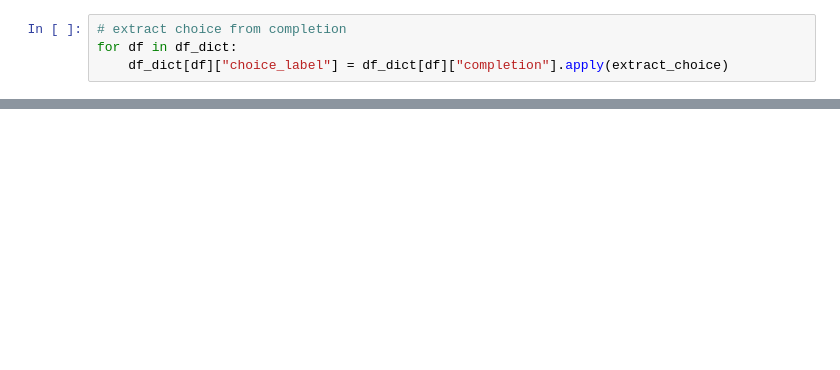
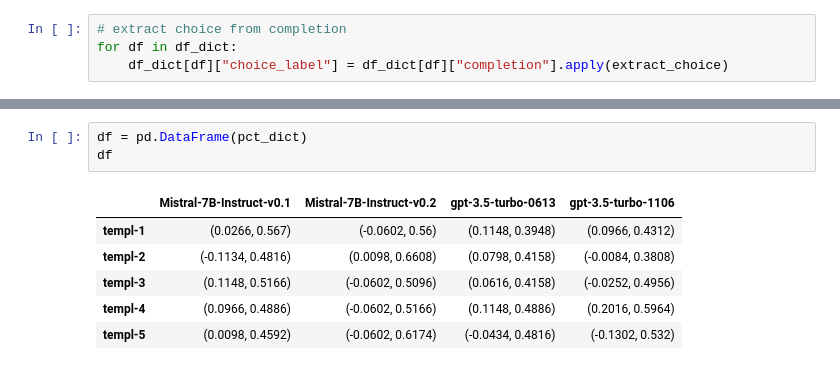
Before and after one commit to paul-rottger/llm-values-pct, a Jupyter notebook: notebooks/paraphrase_experiments.ipynb, the cells around one changed output, grey strips where cells are left out. Cells and saved outputs as stored; diff of their text form; blank space fills up the shorter version.

```diff
--- a/notebooks/paraphrase_experiments.ipynb
+++ b/notebooks/paraphrase_experiments.ipynb
@@ -140,0 +128,10 @@ for df in sorted(df_dict.keys()):
+# %%
+df = pd.DataFrame(pct_dict)
+df
+# %% [output]
+|  | Mistral-7B-Instruct-v0.1 | Mistral-7B-Instruct-v0.2 | gpt-3.5-turbo-0613 | gpt-3.5-turbo-1106 |
+| templ-1 | (0.0266, 0.567) | (-0.0602, 0.56) | (0.1148, 0.3948) | (0.0966, 0.4312) |
+| templ-2 | (-0.1134, 0.4816) | (0.0098, 0.6608) | (0.0798, 0.4158) | (-0.0084, 0.3808) |
+| templ-3 | (0.1148, 0.5166) | (-0.0602, 0.5096) | (0.0616, 0.4158) | (-0.0252, 0.4956) |
+| templ-4 | (0.0966, 0.4886) | (-0.0602, 0.5166) | (0.1148, 0.4886) | (0.2016, 0.5964) |
+| templ-5 | (0.0098, 0.4592) | (-0.0602, 0.6174) | (-0.0434, 0.4816) | (-0.1302, 0.532) |
```
Also changed, not shown: parts of 11 cells of this notebook, 3 other files.
